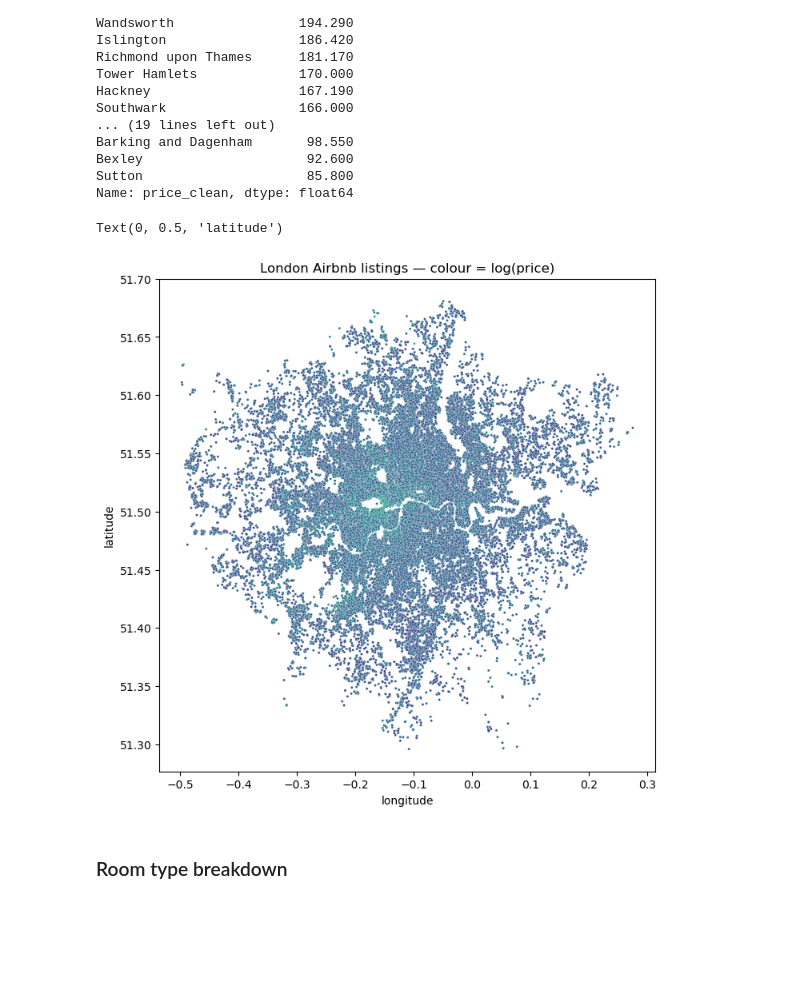
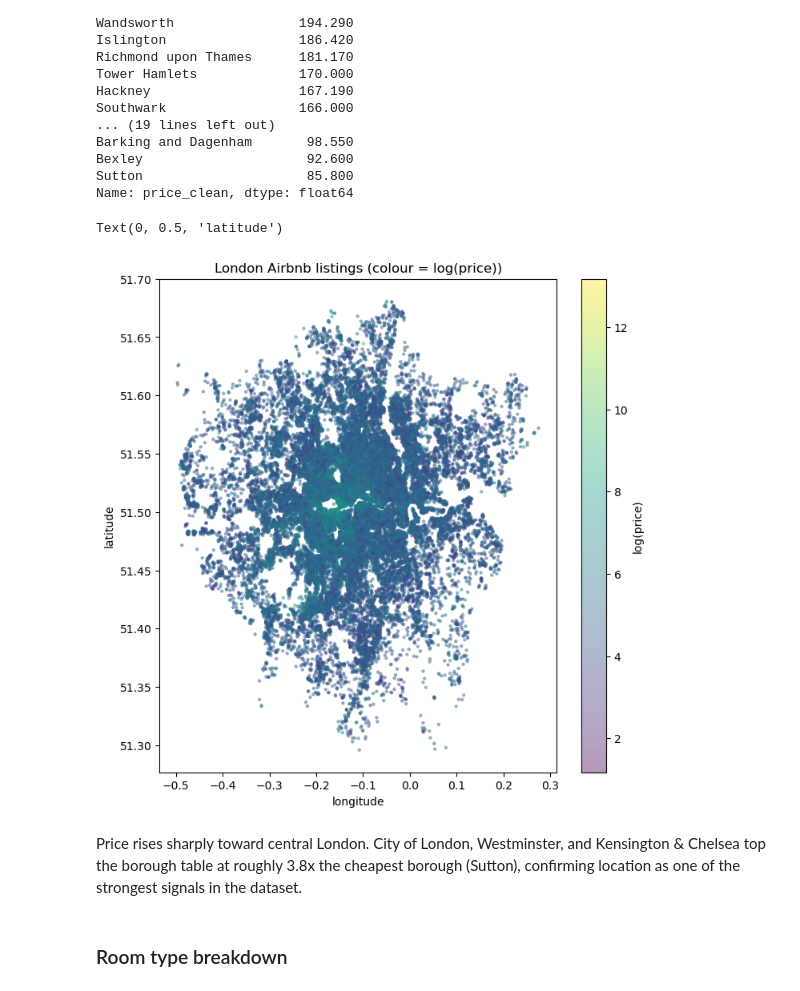
Before and after one commit to ashandx/london-airbnb-regression, a Jupyter notebook: notebooks/pipeline.ipynb, the cells around one changed output. Cells and saved outputs as stored; diff of their text form; code cells hidden in the pictures; blank space fills up the shorter version.

```diff
--- a/notebooks/pipeline.ipynb
+++ b/notebooks/pipeline.ipynb
@@ -247,20 +249,23 @@ Name: price_clean, dtype: float64
 # %%
 import seaborn as sns
 
 plot_df = df.dropna(subset=["price_clean", "latitude", "longitude"]).copy()
 plot_df["log_price"] = np.log1p(plot_df["price_clean"])
 
 plt.figure(figsize=(8, 8))
-sns.scatterplot(
-    data=plot_df, x="longitude", y="latitude",
-    hue="log_price", palette="viridis", s=5, legend=False,
+sc = plt.scatter(
+    plot_df["longitude"], plot_df["latitude"],
+    c=plot_df["log_price"], cmap="viridis", s=5, alpha=0.4,
 )
+plt.colorbar(sc, label="log(price)")
 plt.title("London Airbnb listings (colour = log(price))")
 plt.xlabel("longitude")
 plt.ylabel("latitude")
 # %% [output]
 Text(0, 0.5, 'latitude')
-[figure, old version]
+[figure, new version]
+# %% [markdown]
+Price rises sharply toward central London. City of London, Westminster, and Kensington & Chelsea top the borough table at roughly 3.8x the cheapest borough (Sutton), confirming location as one of the strongest signals in the dataset.
 # %% [markdown]
 ### Room type breakdown
 # %%
```
Also changed, not shown: parts of 6 cells of this notebook, 1 other file.
